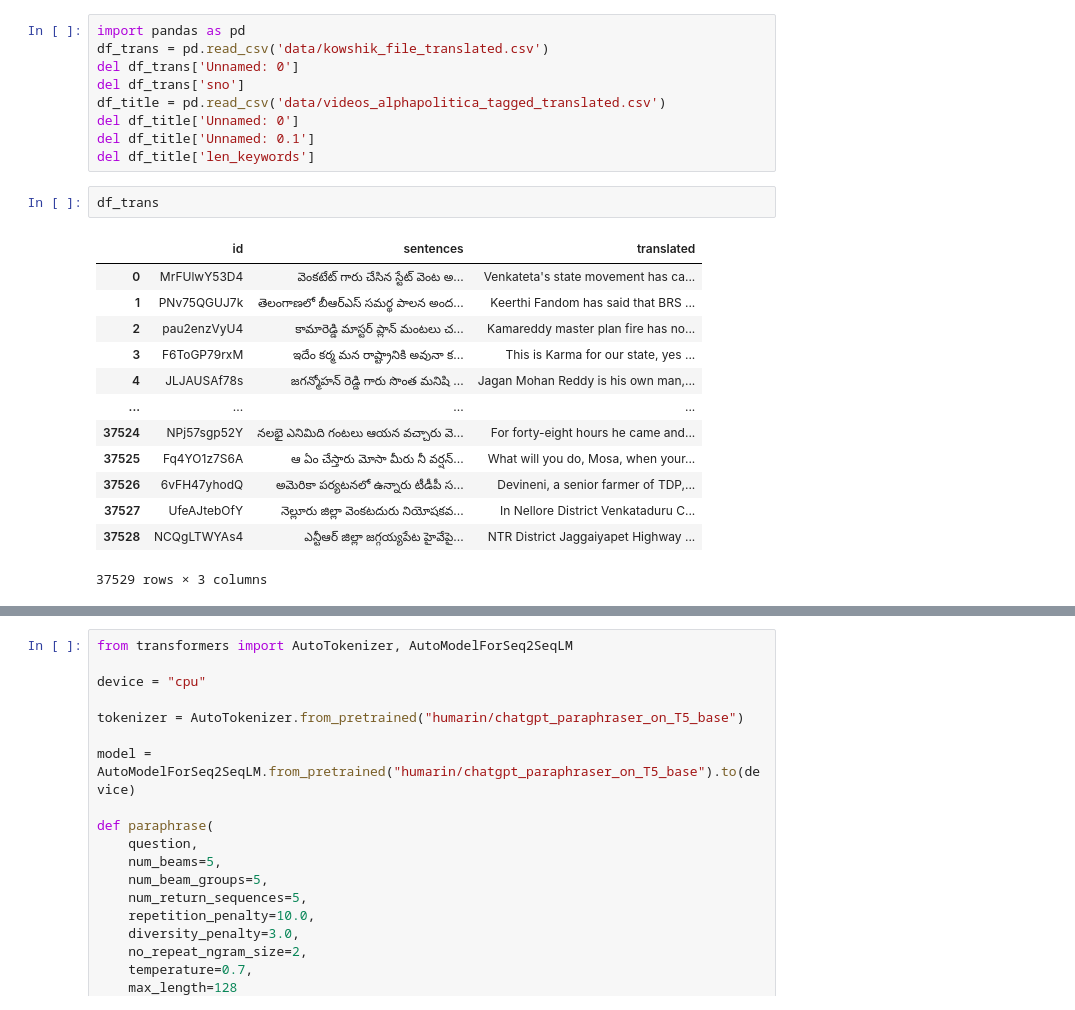
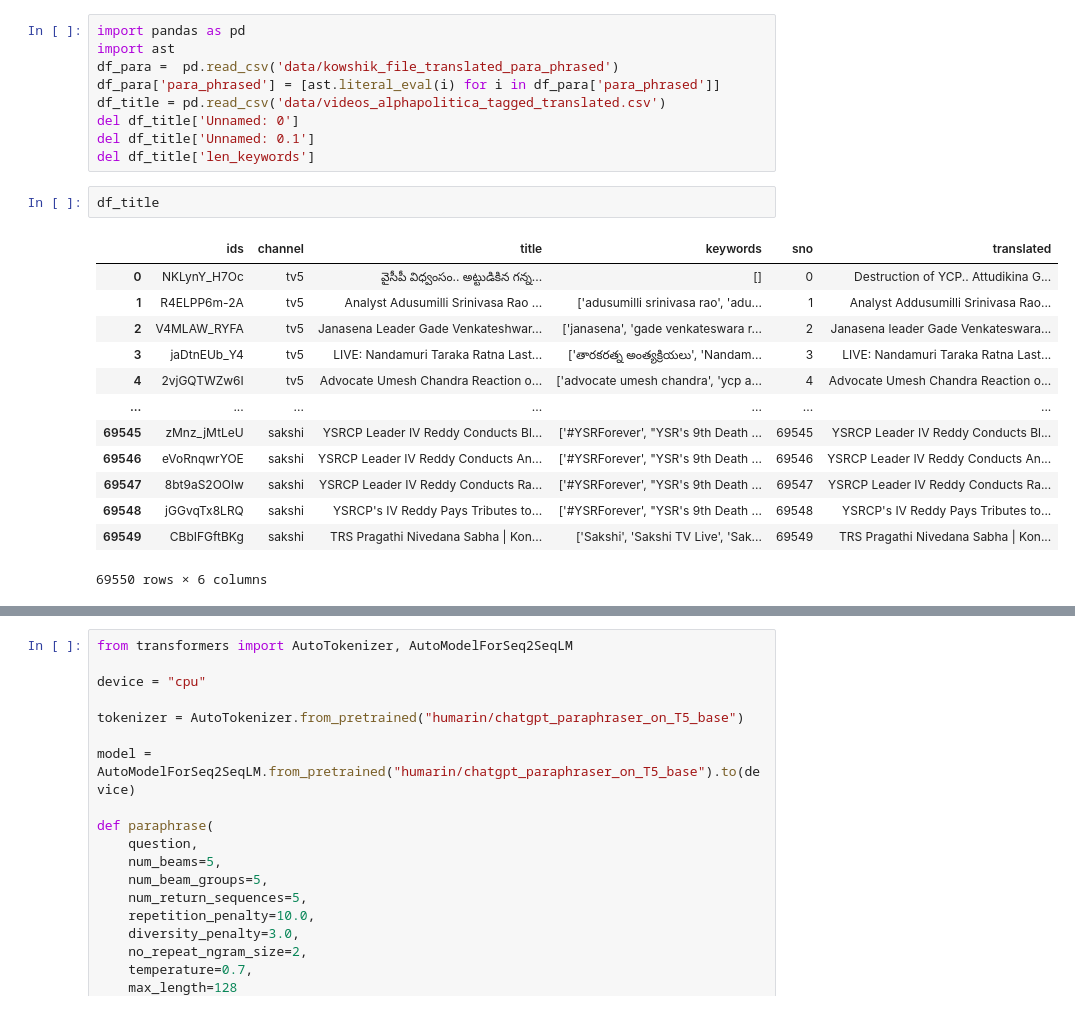
Before and after one commit to kowshikchills/alphapolitica, a Jupyter notebook: ai.ipynb, the cells around one changed output, grey strips where cells are left out. Drawn from its saved outputs; the diff is of its cells as text.

```diff
--- a/ai.ipynb
+++ b/ai.ipynb
@@ -1,25 +1,25 @@
 # %%
 import pandas as pd
-df_trans = pd.read_csv('data/kowshik_file_translated.csv')
-del df_trans['Unnamed: 0']
-del df_trans['sno']
+import ast
+df_para =  pd.read_csv('data/kowshik_file_translated_para_phrased')
+df_para['para_phrased'] = [ast.literal_eval(i) for i in df_para['para_phrased']]
 df_title = pd.read_csv('data/videos_alphapolitica_tagged_translated.csv')
 del df_title['Unnamed: 0']
 del df_title['Unnamed: 0.1']
 del df_title['len_keywords']
-# %%
-df_trans
-# %% [output]
-|  | id | sentences | translated |
-| 0 | MrFUlwY53D4 | వెంకటేట్ గారు చేసిన స్టేట్ వెంట అ... | Venkateta's state movement has ca... |
-| 1 | PNv75QGUJ7k | తెలంగాణలో బీఆర్ఎస్ సమర్థ పాలన అంద... | Keerthi Fandom has said that BRS ... |
-| 2 | pau2enzVyU4 | కామారెడ్డి మాస్టర్ ప్లాన్ మంటలు చ... | Kamareddy master plan fire has no... |
-| 3 | F6ToGP79rxM | ఇదేం కర్మ మన రాష్ట్రానికి అవునా క... | This is Karma for our state, yes ... |
-| 4 | JLJAUSAf78s | జగన్మోహన్ రెడ్డి గారు సొంత మనిషి ... | Jagan Mohan Reddy is his own man,... |
-| ... | ... | ... | ... |
-| 37524 | NPj57sgp52Y | నలభై ఎనిమిది గంటలు ఆయన వచ్చారు వె... | For forty-eight hours he came and... |
-| 37525 | Fq4YO1z7S6A | ఆ ఏం చేస్తారు మోసా మీరు నీ వర్షన్... | What will you do, Mosa, when your... |
-| 37526 | 6vFH47yhodQ | అమెరికా పర్యటనలో ఉన్నారు టీడీపీ స... | Devineni, a senior farmer of TDP,... |
-| 37527 | UfeAJtebOfY | నెల్లూరు జిల్లా వెంకటదురు నియోషకవ... | In Nellore District Venkataduru C... |
-| 37528 | NCQgLTWYAs4 | ఎన్టీఆర్ జిల్లా జగ్గయ్యపేట హైవేపై... | NTR District Jaggaiyapet Highway ... |
-37529 rows × 3 columns
+# %%
+df_title
+# %% [output]
+|  | ids | channel | title | keywords | sno | translated |
+| 0 | NKLynY_H7Oc | tv5 | వైసీపీ విధ్వంసం.. అట్టుడికిన గన్న... | [] | 0 | Destruction of YCP.. Attudikina G... |
+| 1 | R4ELPP6m-2A | tv5 | Analyst Adusumilli Srinivasa Rao ... | ['adusumilli srinivasa rao', 'adu... | 1 | Analyst Addusumilli Srinivasa Rao... |
+| 2 | V4MLAW_RYFA | tv5 | Janasena Leader Gade Venkateshwar... | ['janasena', 'gade venkateswara r... | 2 | Janasena leader Gade Venkateswara... |
+| 3 | jaDtnEUb_Y4 | tv5 | LIVE: Nandamuri Taraka Ratna Last... | ['తారకరత్న అంత్యక్రియలు', 'Nandam... | 3 | LIVE: Nandamuri Taraka Ratna Last... |
+| 4 | 2vjGQTWZw6I | tv5 | Advocate Umesh Chandra Reaction o... | ['advocate umesh chandra', 'ycp a... | 4 | Advocate Umesh Chandra Reaction o... |
+| ... | ... | ... | ... | ... | ... | ... |
+| 69545 | zMnz_jMtLeU | sakshi | YSRCP Leader IV Reddy Conducts Bl... | ['#YSRForever', "YSR's 9th Death ... | 69545 | YSRCP Leader IV Reddy Conducts Bl... |
+| 69546 | eVoRnqwrYOE | sakshi | YSRCP Leader IV Reddy Conducts An... | ['#YSRForever', "YSR's 9th Death ... | 69546 | YSRCP Leader IV Reddy Conducts An... |
+| 69547 | 8bt9aS2OOlw | sakshi | YSRCP Leader IV Reddy Conducts Ra... | ['#YSRForever', "YSR's 9th Death ... | 69547 | YSRCP Leader IV Reddy Conducts Ra... |
+| 69548 | jGGvqTx8LRQ | sakshi | YSRCP's IV Reddy Pays Tributes to... | ['#YSRForever', "YSR's 9th Death ... | 69548 | YSRCP's IV Reddy Pays Tributes to... |
+| 69549 | CBbIFGftBKg | sakshi | TRS Pragathi Nivedana Sabha | Kon... | ['Sakshi', 'Sakshi TV Live', 'Sak... | 69549 | TRS Pragathi Nivedana Sabha | Kon... |
+69550 rows × 6 columns
```
Also changed, not shown: parts of 5 cells of this notebook, 2 other files.
